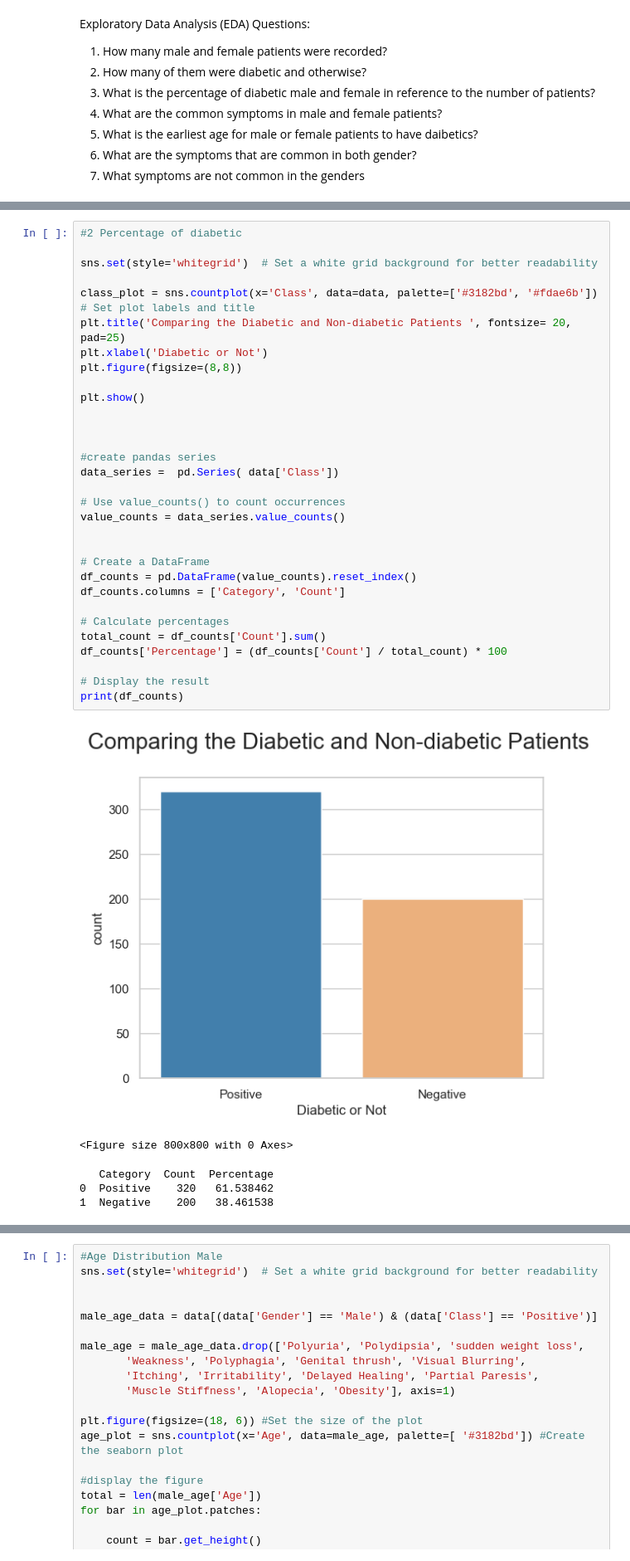
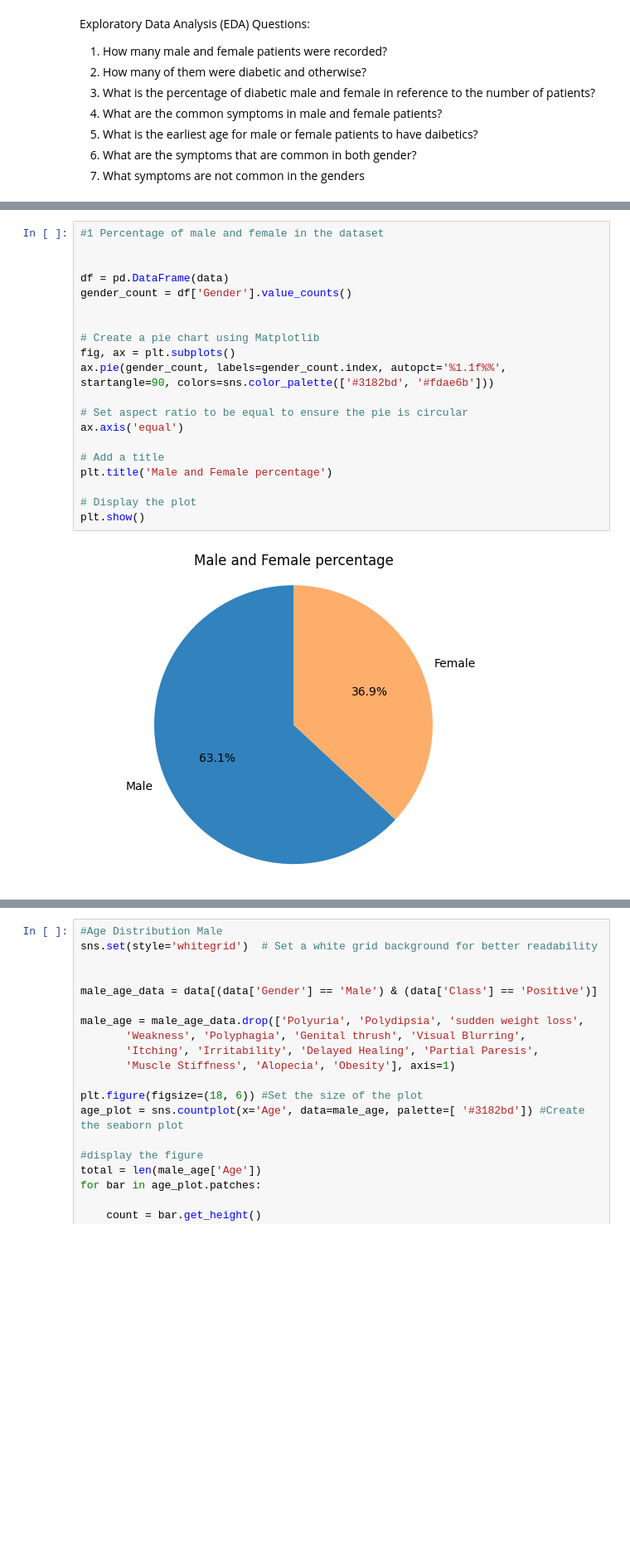
Before and after one commit to ifuu16/diabetes_early_detection, a Jupyter notebook: Early_Diabetes_Detection.ipynb, the cells around one changed output, grey strips where cells are left out. Shown at 83% size. Saved outputs shown, nothing was run; the diff lists cells and outputs as text; blank space fills up the shorter version.

```diff
--- a/Early_Diabetes_Detection.ipynb
+++ b/Early_Diabetes_Detection.ipynb
@@ -93,38 +73,22 @@ plt.show()
-# %%
-#2 Percentage of diabetic
-
-sns.set(style='whitegrid')  # Set a white grid background for better readability
-
-class_plot = sns.countplot(x='Class', data=data, palette=['#3182bd', '#fdae6b'])
-# Set plot labels and title
-plt.title('Comparing the Diabetic and Non-diabetic Patients ', fontsize= 20, pad=25)
-plt.xlabel('Diabetic or Not')
-plt.figure(figsize=(8,8))
-
-plt.show()
-
-
-
-#create pandas series
-data_series =  pd.Series( data['Class'])
-
-# Use value_counts() to count occurrences
-value_counts = data_series.value_counts()
-
-
-# Create a DataFrame
-df_counts = pd.DataFrame(value_counts).reset_index()
-df_counts.columns = ['Category', 'Count']
-
-# Calculate percentages
-total_count = df_counts['Count'].sum()
-df_counts['Percentage'] = (df_counts['Count'] / total_count) * 100
-
-# Display the result
-print(df_counts)
-# %% [output]
-[figure, removed]
-<Figure size 800x800 with 0 Axes>
-   Category  Count  Percentage
-0  Positive    320   61.538462
-1  Negative    200   38.461538
+# %%
+#1 Percentage of male and female in the dataset
+
+
+df = pd.DataFrame(data)
+gender_count = df['Gender'].value_counts()
+
+
+# Create a pie chart using Matplotlib
+fig, ax = plt.subplots()
+ax.pie(gender_count, labels=gender_count.index, autopct='%1.1f%%', startangle=90, colors=sns.color_palette(['#3182bd', '#fdae6b']))
+
+# Set aspect ratio to be equal to ensure the pie is circular
+ax.axis('equal')
+
+# Add a title
+plt.title('Male and Female percentage')
+
+# Display the plot
+plt.show()
+# %% [output]
+[figure, added]
```
Also changed, not shown: parts of 9 cells of this notebook.
